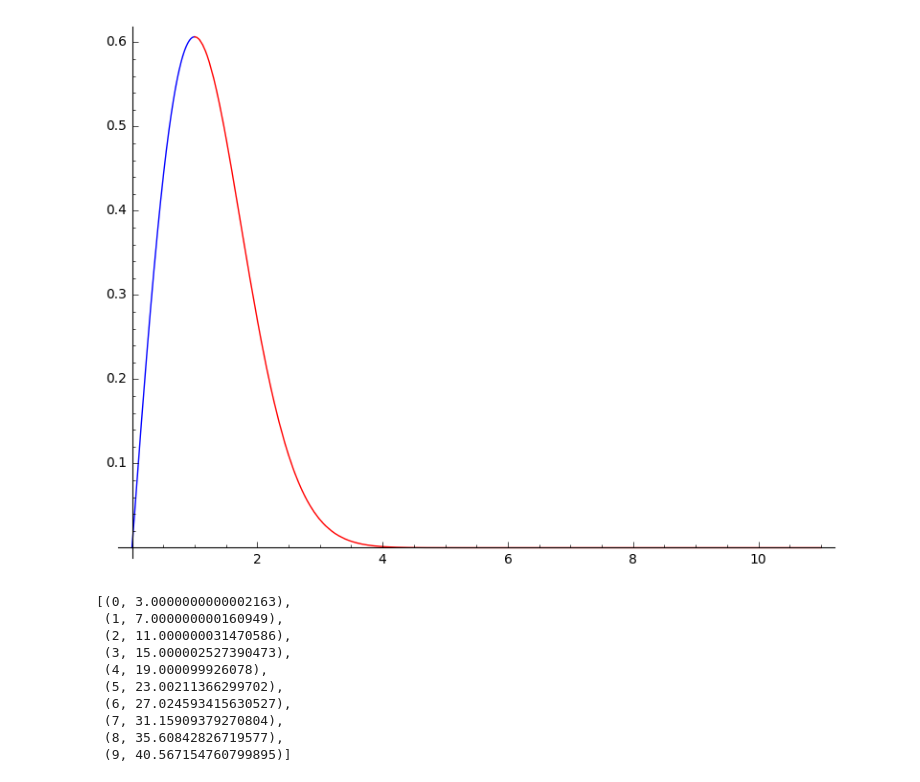
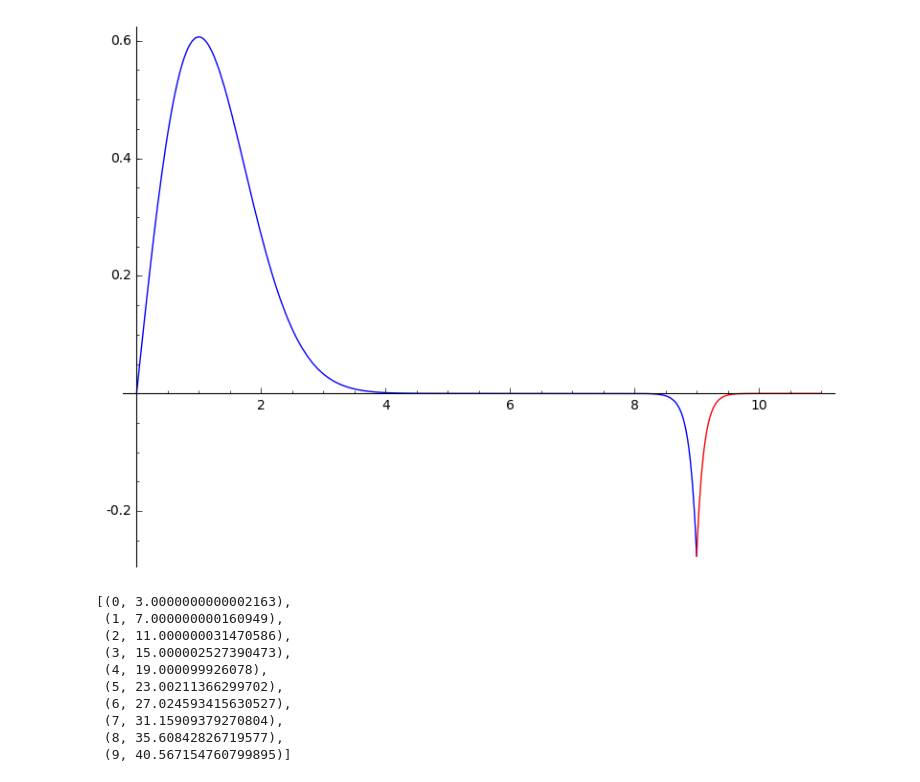
Before and after one commit to twist-numerical/matslise, a Jupyter notebook: notebooks/test_pyslise.ipynb, the cells around one changed output. Cells and saved outputs as stored; diff of their text form; code cells hidden in the pictures.

```diff
--- a/notebooks/test_pyslise.ipynb
+++ b/notebooks/test_pyslise.ipynb
@@ -5,12 +7,12 @@ M = 11
 p = ps.Pyslise(lambda x: x*x, 0, M, 32)
 # %%
 E = 3
-m = 1
+m = 9
 f = p.propagate(E, [0,1], 0, m)[0][0]/p.propagate(E, [0,1], M, m)[0][0]
 plot(lambda x: p.propagate(E, [0,1], 0, x)[0][0], (0,m)) + \
 plot(lambda x: f*p.propagate(E, [0,1], M, x)[0][0], (m,M), color="red")
 # %% [output]
-[figure, old version]
+[figure, new version]
 # %%
 p.computeEigenvaluesByIndex(0,10, [0,1],[0,10])
 # %% [output]
```
Also changed, not shown: parts of 3 cells of this notebook, 17 other files.
